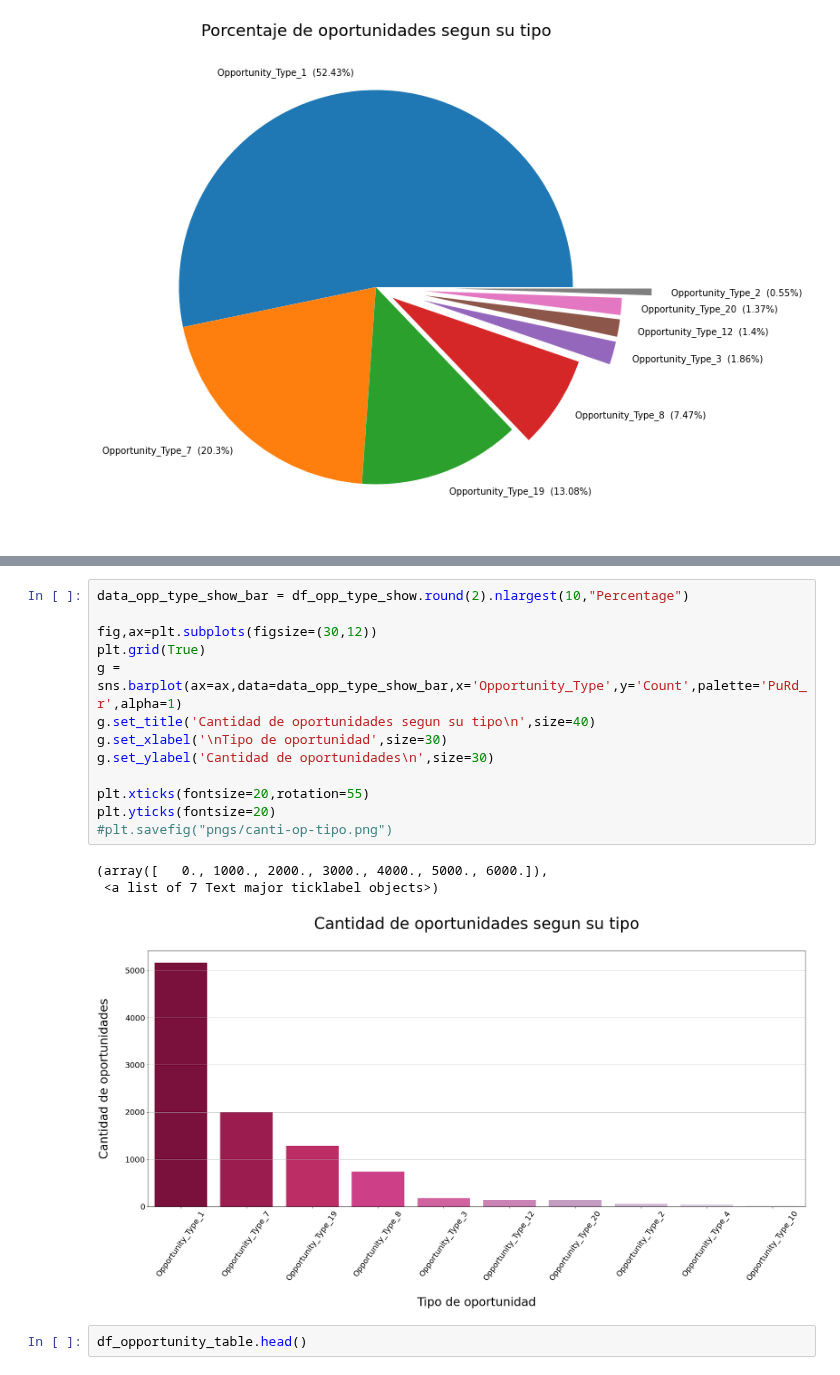
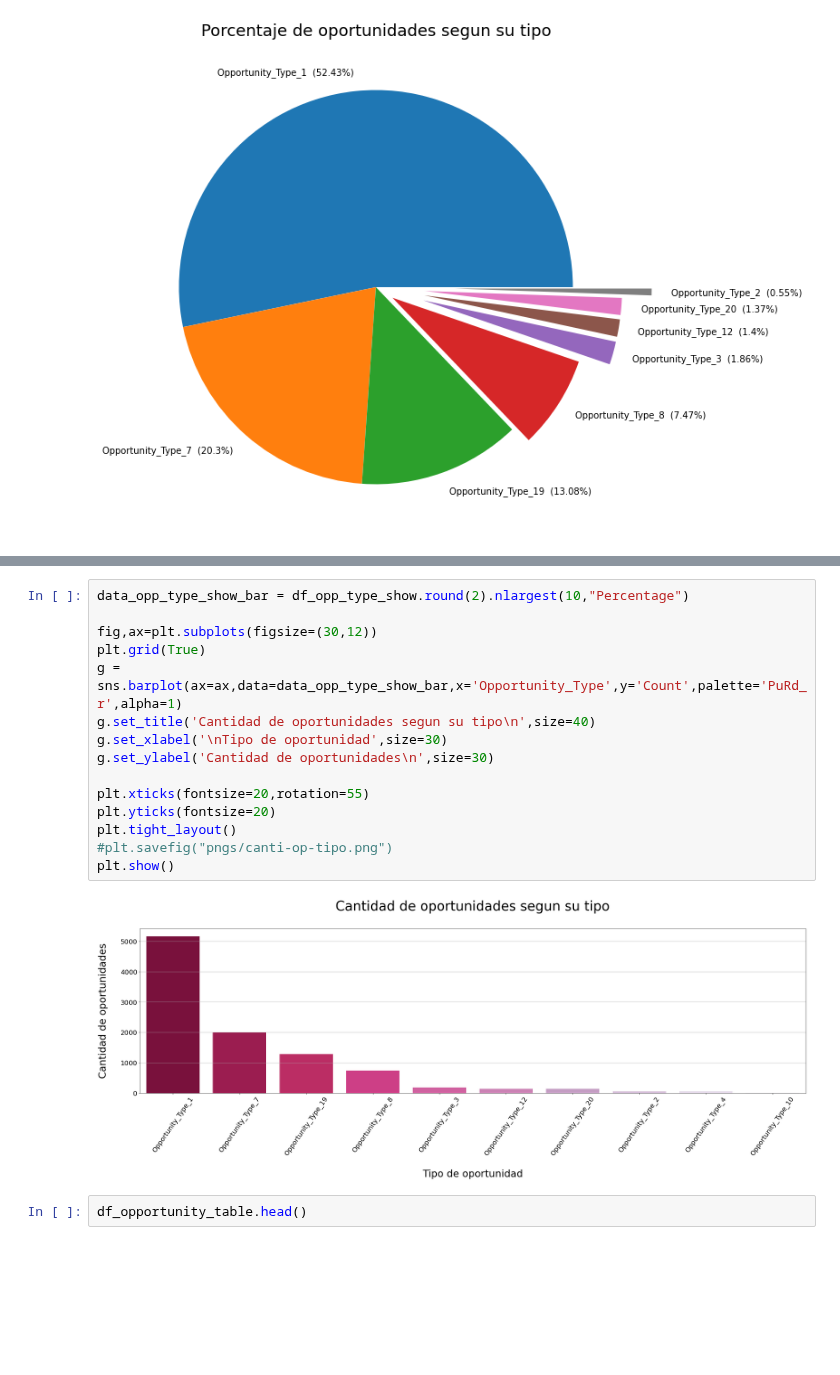
Before and after one commit to FernandoSinisi/Orga-Datos-2C-2020, a Jupyter notebook: TP1/vendedores_TP1.ipynb, the cells around one changed output, grey strips where cells are left out. Saved outputs shown, nothing was run; the diff lists cells and outputs as text; blank space fills up the shorter version.

```diff
--- a/TP1/vendedores_TP1.ipynb
+++ b/TP1/vendedores_TP1.ipynb
@@ -315,20 +317,20 @@ plt.yticks(fontsize=20)
 # %%
 data_opp_type_show_bar = df_opp_type_show.round(2).nlargest(10,"Percentage")
 
 fig,ax=plt.subplots(figsize=(30,12))
 plt.grid(True)
 g = sns.barplot(ax=ax,data=data_opp_type_show_bar,x='Opportunity_Type',y='Count',palette='PuRd_r',alpha=1)
 g.set_title('Cantidad de oportunidades segun su tipo\n',size=40)
 g.set_xlabel('\nTipo de oportunidad',size=30)
 g.set_ylabel('Cantidad de oportunidades\n',size=30)
 
 plt.xticks(fontsize=20,rotation=55)
 plt.yticks(fontsize=20)
+plt.tight_layout()
 #plt.savefig("pngs/canti-op-tipo.png")
+plt.show()
 # %% [output]
-(array([   0., 1000., 2000., 3000., 4000., 5000., 6000.]),
- <a list of 7 Text major ticklabel objects>)
-[figure, old version]
+[figure, new version]
 # %%
 df_opportunity_table.head()
 # %% [output]
```
Also changed, not shown: parts of 2 cells of this notebook, 8 other files.
